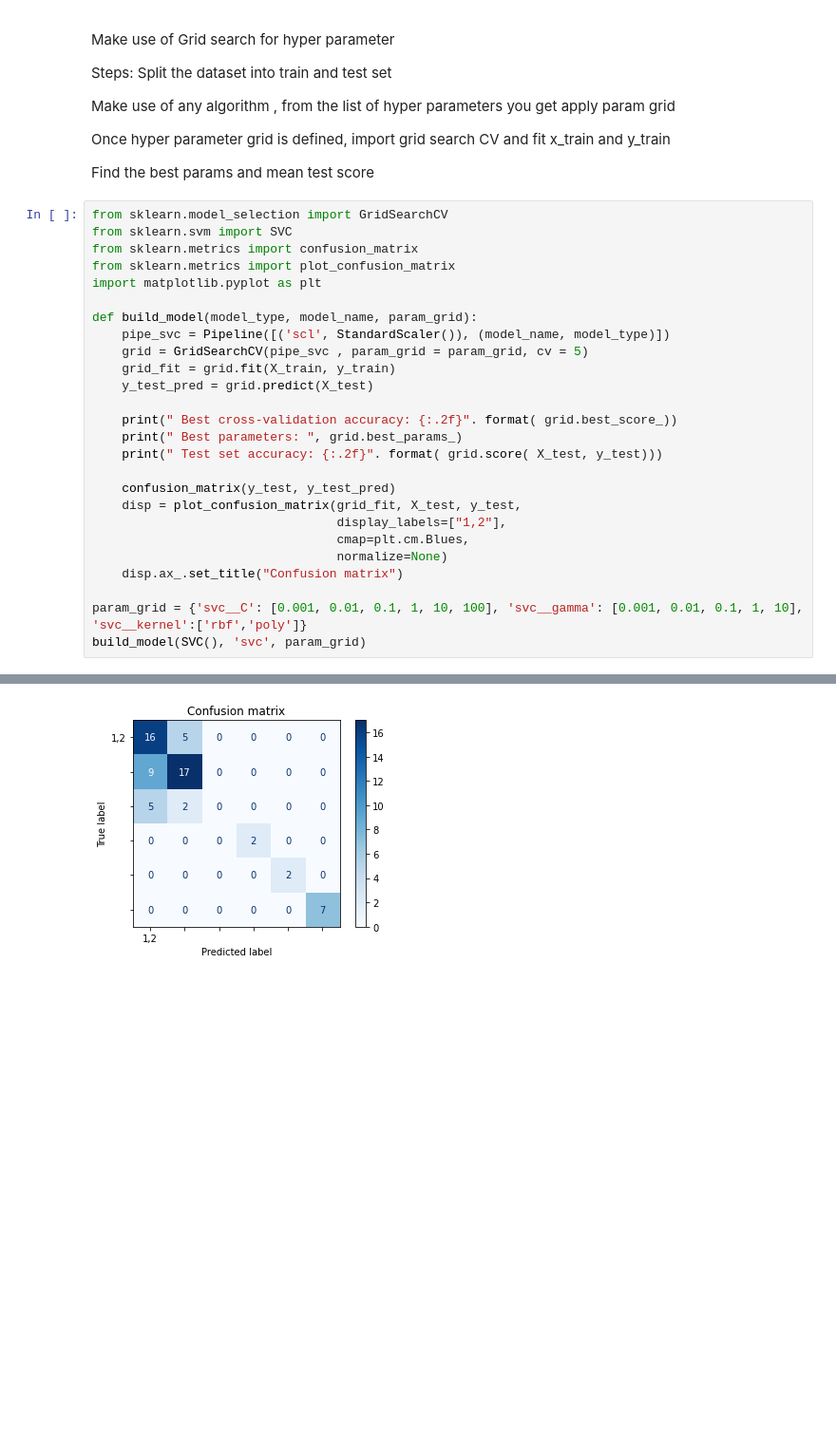
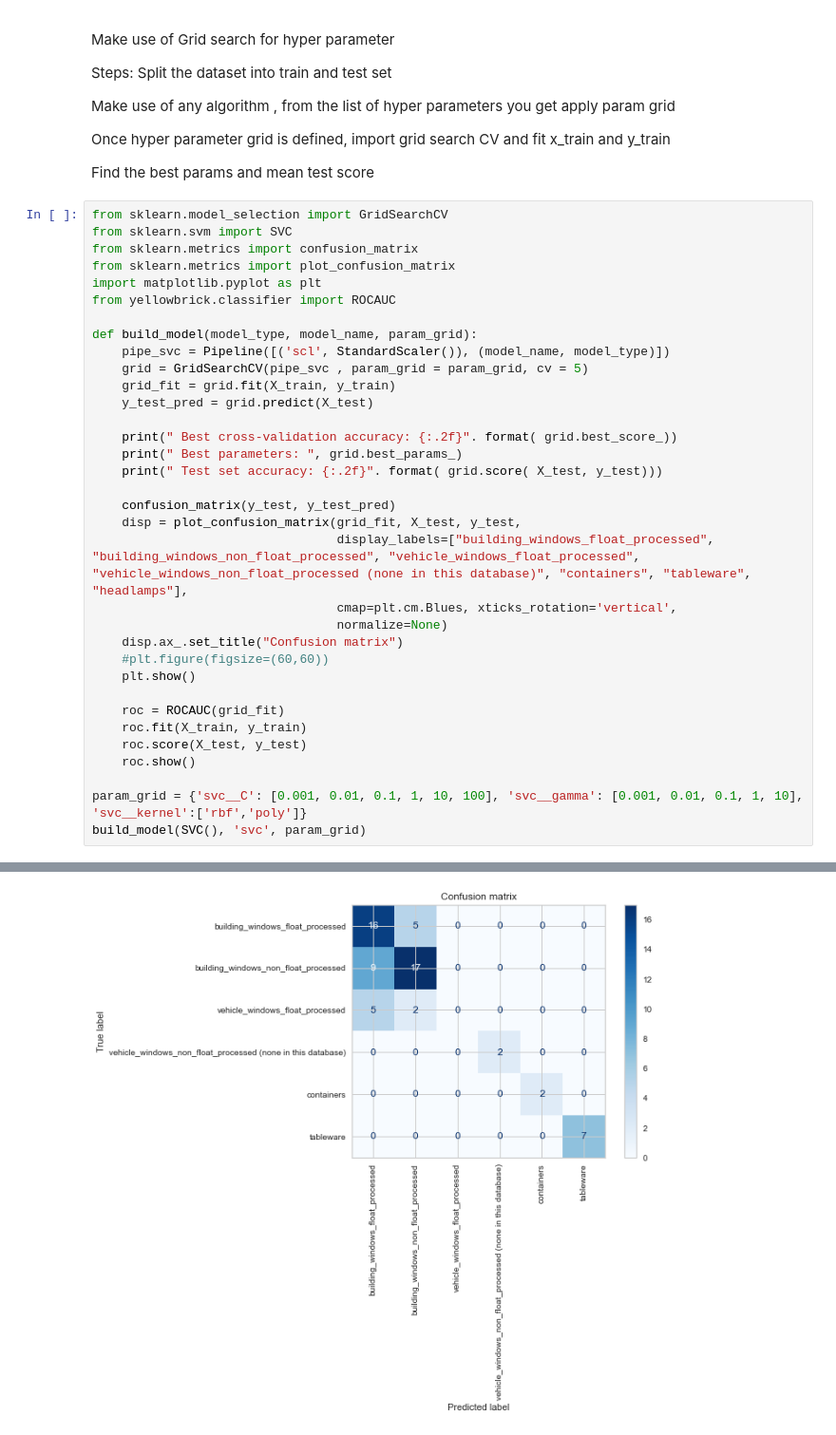
Before and after one commit to koksoon100/UniversityOfTexasAtAustin-FeatureEngineering, a Jupyter notebook: Home_work/PE - FMST Week 2.ipynb, the cells around one changed output, grey strips where cells are left out. Shown at 95% size. Drawn from its saved outputs; the diff is of its cells as text; blank space fills up the shorter version.

```diff
--- a/Home_work/PE - FMST Week 2.ipynb
+++ b/Home_work/PE - FMST Week 2.ipynb
@@ -156,31 +159,39 @@ Find the best params and mean test score
 # %%
 from sklearn.model_selection import GridSearchCV
 from sklearn.svm import SVC
 from sklearn.metrics import confusion_matrix
 from sklearn.metrics import plot_confusion_matrix
 import matplotlib.pyplot as plt
+from yellowbrick.classifier import ROCAUC
 
 def build_model(model_type, model_name, param_grid):
     pipe_svc = Pipeline([('scl', StandardScaler()), (model_name, model_type)])
     grid = GridSearchCV(pipe_svc , param_grid = param_grid, cv = 5)
     grid_fit = grid.fit(X_train, y_train)
     y_test_pred = grid.predict(X_test)
 
     print(" Best cross-validation accuracy: {:.2f}". format( grid.best_score_))
     print(" Best parameters: ", grid.best_params_)
     print(" Test set accuracy: {:.2f}". format( grid.score( X_test, y_test)))
 
     confusion_matrix(y_test, y_test_pred)
     disp = plot_confusion_matrix(grid_fit, X_test, y_test,
-                                 display_labels=["1,2"],
-                                 cmap=plt.cm.Blues,
+                                 display_labels=["building_windows_float_processed", "building_windows_non_float_processed", "vehicle_windows_float_processed", "vehicle_windows_non_float_processed (none in this database)", "containers", "tableware", "headlamps"],
+                                 cmap=plt.cm.Blues, xticks_rotation='vertical',
                                  normalize=None)
     disp.ax_.set_title("Confusion matrix")
+    #plt.figure(figsize=(60,60))
+    plt.show()
+
+    roc = ROCAUC(grid_fit)
+    roc.fit(X_train, y_train)
+    roc.score(X_test, y_test)
+    roc.show()
 
 param_grid = {'svc__C': [0.001, 0.01, 0.1, 1, 10, 100], 'svc__gamma': [0.001, 0.01, 0.1, 1, 10], 'svc__kernel':['rbf','poly']}
 build_model(SVC(), 'svc', param_grid)
 # %% [output]
  Best cross-validation accuracy: 0.70
  Best parameters:  {'svc__C': 100, 'svc__gamma': 0.01, 'svc__kernel': 'rbf'}
  Test set accuracy: 0.68
-[figure, old version]
+[figure, new version]
```
Also changed, not shown: parts of 7 cells of this notebook.
